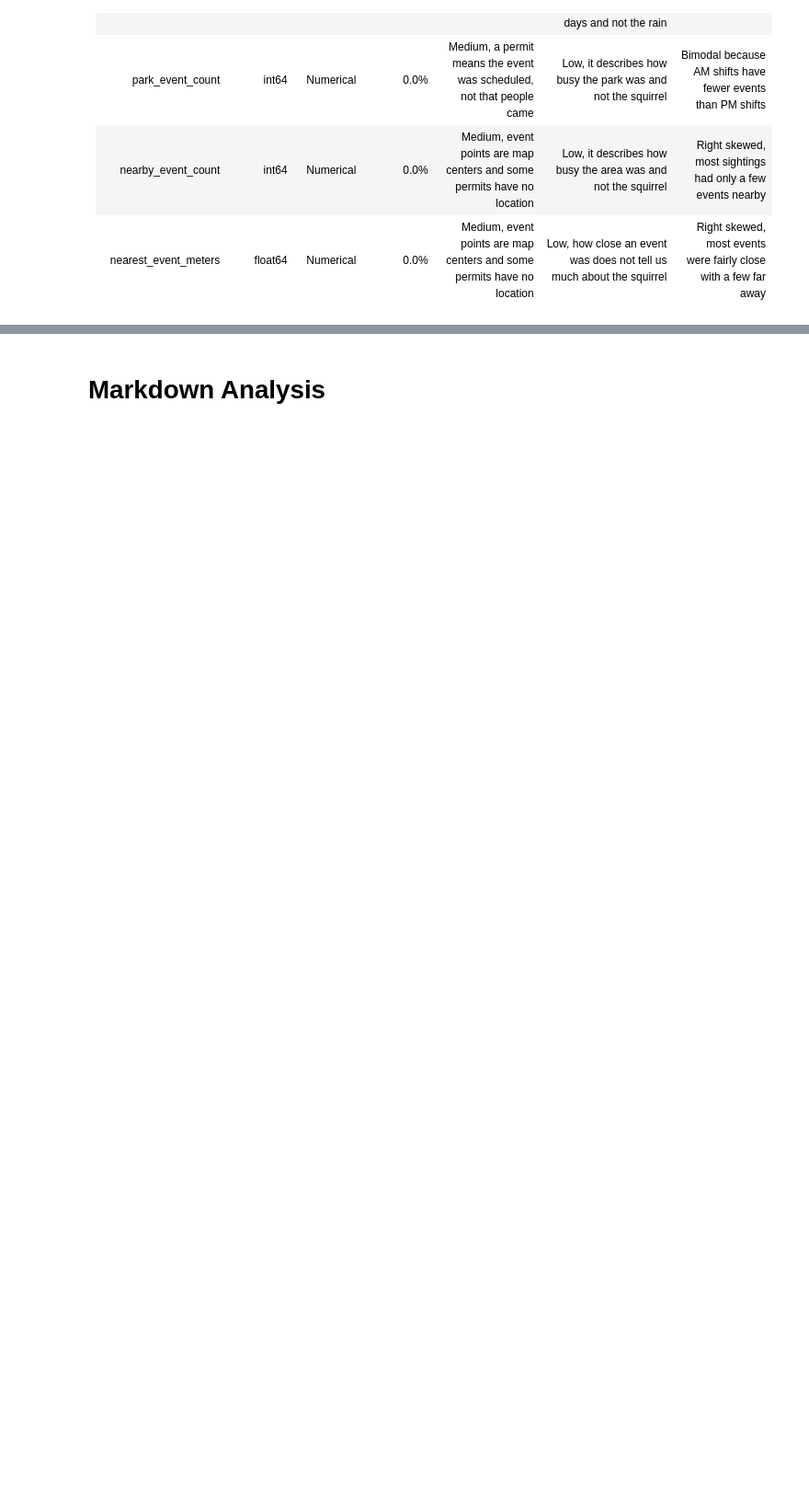
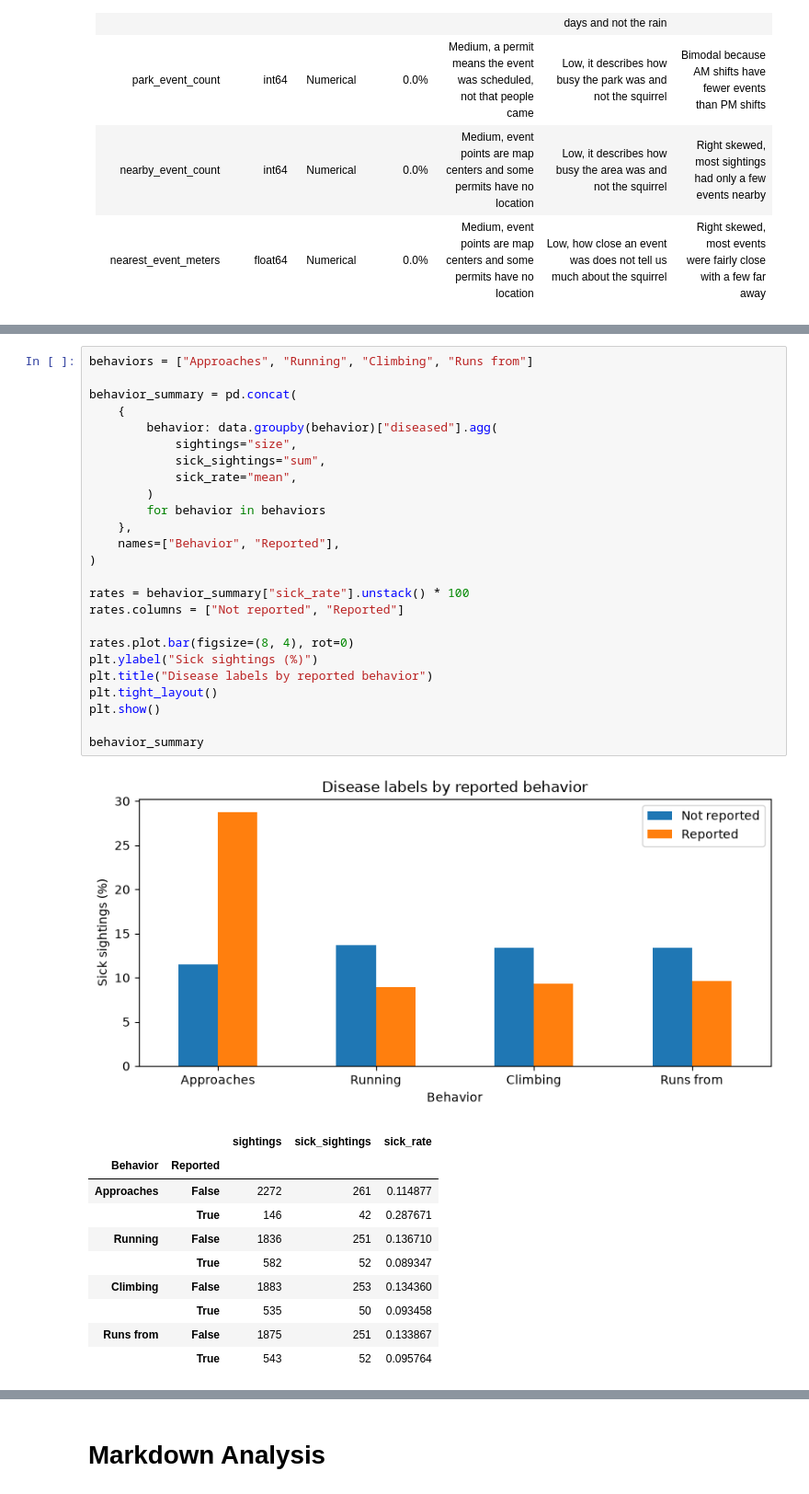
Before and after one commit to AJamell/Project2-NutosisMachineLearning, a Jupyter notebook: Nutosis - Exploration.ipynb, the cells around one changed output, grey strips where cells are left out. Shown at 92% size. Saved outputs shown, nothing was run; the diff lists cells and outputs as text; blank space fills up the shorter version.

```diff
--- a/Nutosis - Exploration.ipynb
+++ b/Nutosis - Exploration.ipynb
@@ -108,0 +161,37 @@ data.head(10)
+# %%
+behaviors = ["Approaches", "Running", "Climbing", "Runs from"]
+
+behavior_summary = pd.concat(
+    {
+        behavior: data.groupby(behavior)["diseased"].agg(
+            sightings="size",
+            sick_sightings="sum",
+            sick_rate="mean",
+        )
+        for behavior in behaviors
+    },
+    names=["Behavior", "Reported"],
+)
+
+rates = behavior_summary["sick_rate"].unstack() * 100
+rates.columns = ["Not reported", "Reported"]
+
+rates.plot.bar(figsize=(8, 4), rot=0)
+plt.ylabel("Sick sightings (%)")
+plt.title("Disease labels by reported behavior")
+plt.tight_layout()
+plt.show()
+
+behavior_summary
+# %% [output]
+[figure, added]
+|  |  | sightings | sick_sightings | sick_rate |
+| Behavior | Reported |  |  |  |
+| Approaches | False | 2272 | 261 | 0.114877 |
+|  | True | 146 | 42 | 0.287671 |
+| Running | False | 1836 | 251 | 0.136710 |
+|  | True | 582 | 52 | 0.089347 |
+| Climbing | False | 1883 | 253 | 0.134360 |
+|  | True | 535 | 50 | 0.093458 |
+| Runs from | False | 1875 | 251 | 0.133867 |
+|  | True | 543 | 52 | 0.095764 |
```
Also changed, not shown: parts of 18 cells of this notebook.
